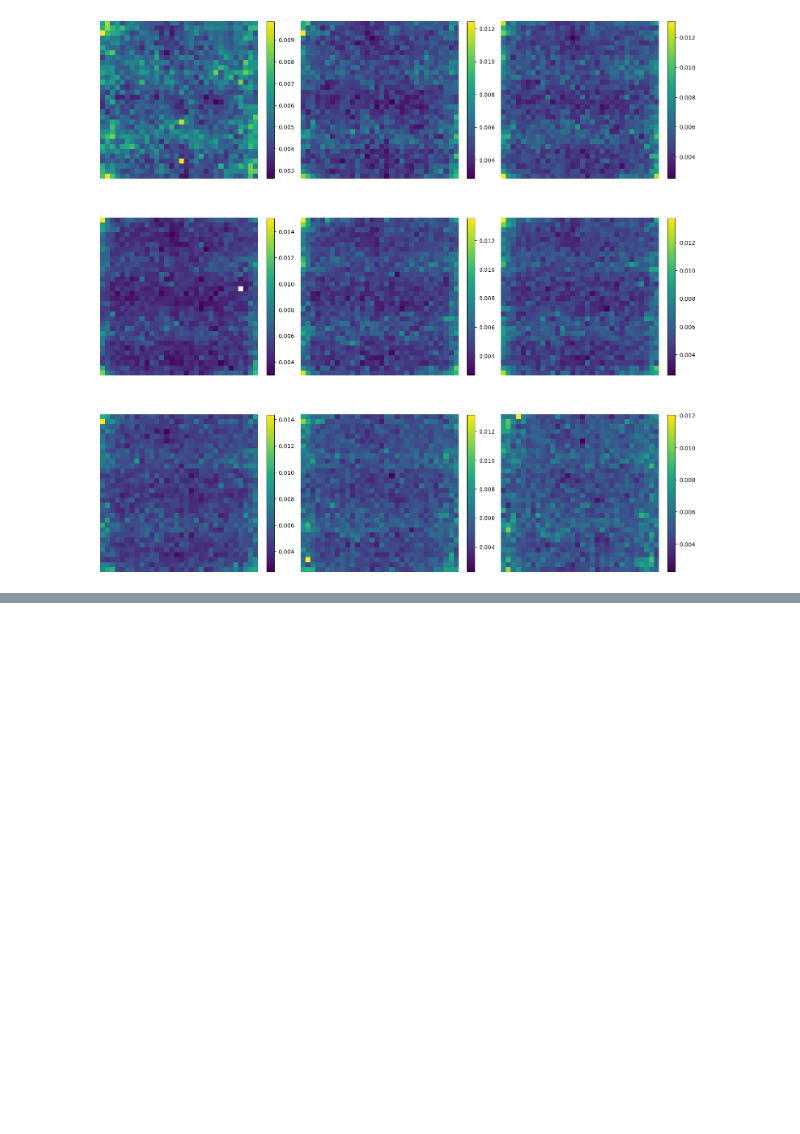
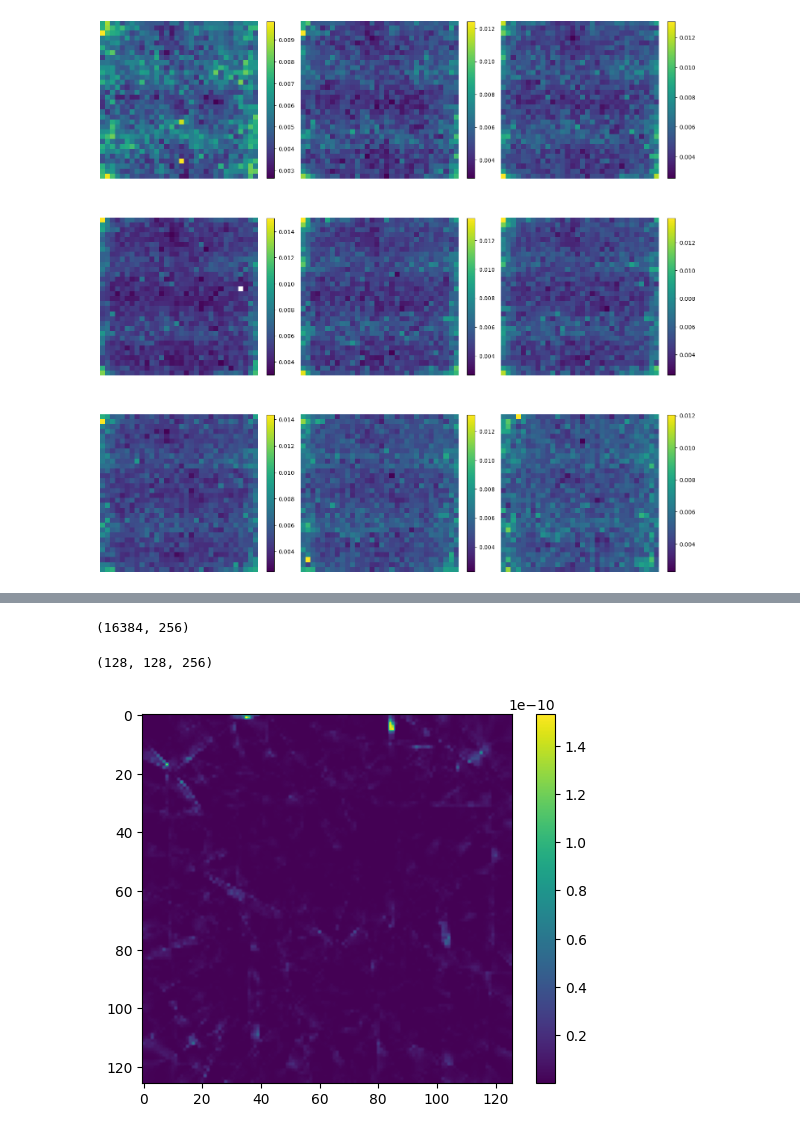
Before and after one commit to bioAI-Oslo/GridsWithoutPI, a Jupyter notebook: CI-analysis.ipynb, the cells around one changed output, grey strips where cells are left out. Drawn from its saved outputs; the diff is of its cells as text; code cells hidden in the pictures; blank space fills up the shorter version.

```diff
--- a/CI-analysis.ipynb
+++ b/CI-analysis.ipynb
@@ -160,0 +195,9 @@ plt.tight_layout()
+# %%
+gs.shape
+# %% [output]
+(16384, 256)
+# %%
+activity = gs.reshape(bins, bins, -1)
+activity.shape
+# %% [output]
+(128, 128, 256)
@@ -160,0 +209,49 @@ plt.tight_layout()
+# %%
+def CI_first_ring(activity, bins):
+    # Activity of shape: (bins, bins, n_units)
+    # Calculate CI on the eight nearest neighbors of each unit, ignoring the corners and edges
+    CI_array = np.zeros((bins-2, bins-2))
+    for i in range(1,bins-1):
+        for j in range(1,bins-1):
+            # What bin to consider
+            middle = activity[i,j,:]
+            # Neighbors on the "plus" direction
+            p1 = activity[i-1,j,:]
+            p2 = activity[i+1,j,:]
+            p3 = activity[i,j-1,:]
+            p4 = activity[i,j+1,:]
+            r_p = 1
+
+            # Neighbors on the "cross" direction
+            c1 = activity[i-1,j-1,:]
+            c2 = activity[i+1,j+1,:]
+            c3 = activity[i-1,j+1,:]
+            c4 = activity[i+1,j-1,:]
+            r_c = np.sqrt(2)
+
+            s_p1 = np.sum((middle - p1) ** 2) / r_p**2
+            s_p2 = np.sum((middle - p2) ** 2) / r_p**2
+            s_p3 = np.sum((middle - p3) ** 2) / r_p**2
+            s_p4 = np.sum((middle - p4) ** 2) / r_p**2
+            s_c1 = np.sum((middle - c1) ** 2) / r_c**2
+            s_c2 = np.sum((middle - c2) ** 2) / r_c**2
+            s_c3 = np.sum((middle - c3) ** 2) / r_c**2
+            s_c4 = np.sum((middle - c4) ** 2) / r_c**2
+
+            ss = np.array([s_p1, s_p2, s_p3, s_p4, s_c1, s_c2, s_c3, s_c4])
+            ss = torch.tensor(ss).unsqueeze(-1)
+
+            # Calculate the pairwise distance between each s, need to square to get rid of square root
+            ds = torch.pdist(ss, p=2)**2
+
+            CI_loss = torch.mean(ds ** 2)
+            CI_array[i-1,j-1] = CI_loss.item()
+
+    return CI_array
+
+CI_array = CI_first_ring(activity, bins)
+plt.imshow(CI_array)
+plt.colorbar()
+plt.show()
+# %% [output]
+[figure, added]
```
Also changed, not shown: parts of 6 cells of this notebook.
